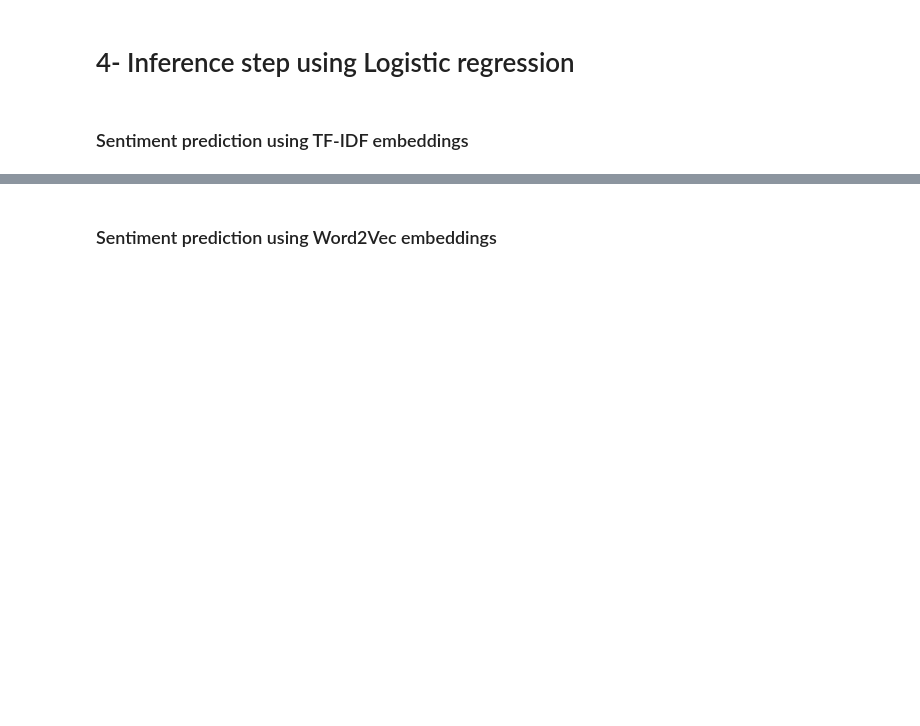
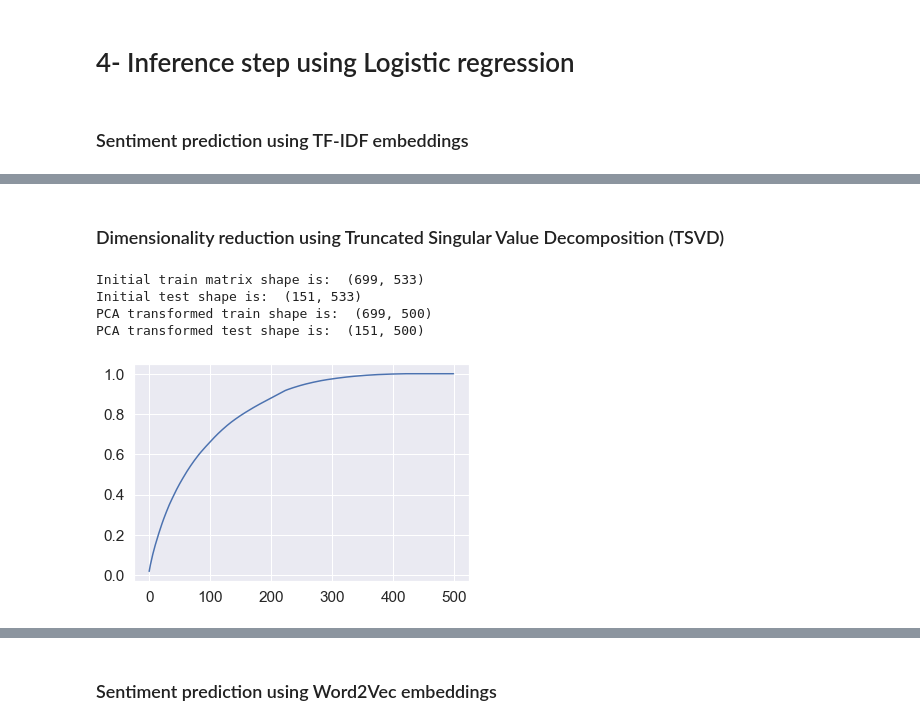
Before and after one commit to zceihzi/AMLSII_final_assignment, a Jupyter notebook: amls-ii-assignment.ipynb, the cells around one changed output, grey strips where cells are left out. Cells and saved outputs as stored; diff of their text form; code cells hidden in the pictures; blank space fills up the shorter version.

```diff
--- a/amls-ii-assignment.ipynb
+++ b/amls-ii-assignment.ipynb
@@ -819,2 +108,10 @@ y_test has shape: (23410,)
+# %% [markdown]
+### Dimensionality reduction using Truncated Singular Value Decomposition (TSVD)
 # %%
-# X_train_TfIdf,X_test_TfIdf,tsvd = apply_TSVD(X_train_TfIdf,X_test_TfIdf)
+X_train_TfIdf,X_test_TfIdf,tsvd = apply_TSVD(X_train_TfIdf,X_test_TfIdf,True,500)
+# %% [output]
+Initial train matrix shape is:  (699, 533)
+Initial test shape is:  (151, 533)
+PCA transformed train shape is:  (699, 500)
+PCA transformed test shape is:  (151, 500)
+[figure, added]
```
Also changed, not shown: parts of 18 cells of this notebook, 1 other file.
